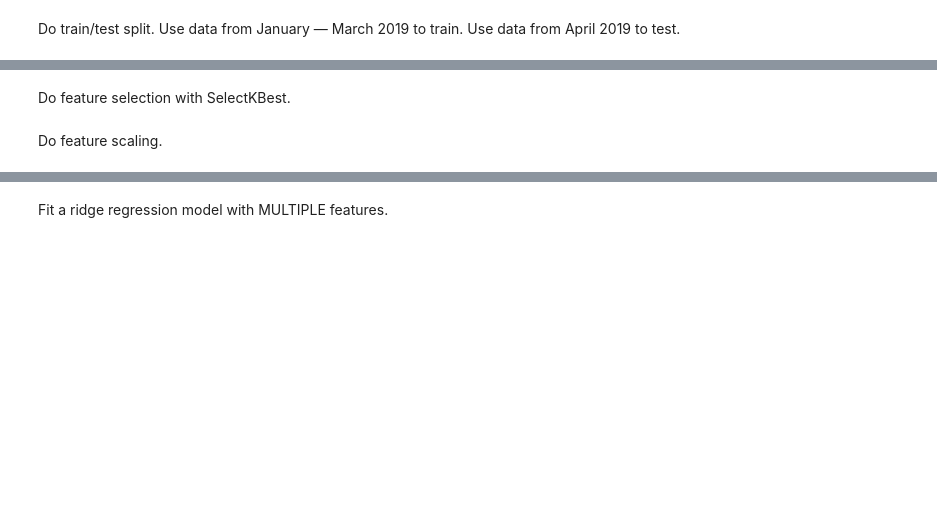
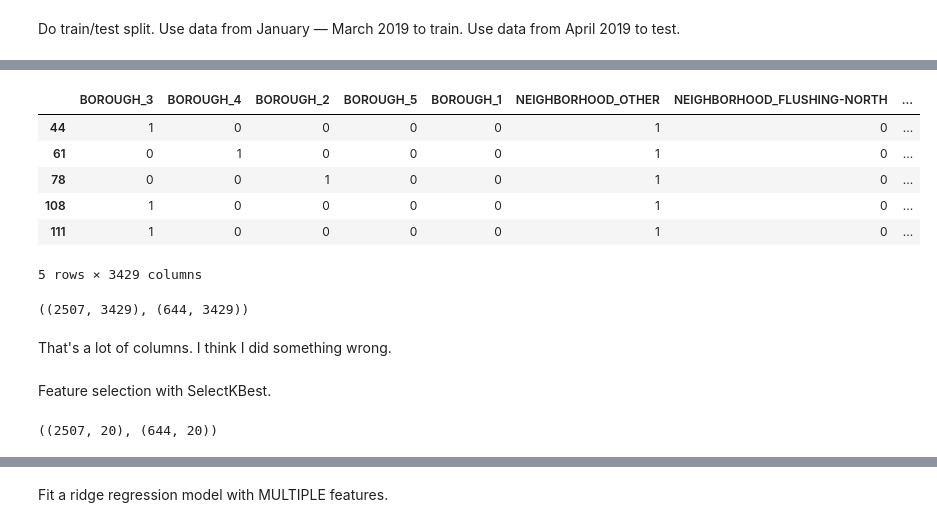
Before and after one commit to rileythejones/DS-Unit-2-Linear-Models, a Jupyter notebook: RJ_assignment_regression_classification_3.ipynb, the cells around one changed output, grey strips where cells are left out. Drawn from its saved outputs; the diff is of its cells as text; code cells hidden in the pictures; blank space fills up the shorter version.

```diff
--- a/RJ_assignment_regression_classification_3.ipynb
+++ b/RJ_assignment_regression_classification_3.ipynb
@@ -138,11 +177,28 @@ X_test = encoder.transform(X_test)
+# %%
+X_train.head()
+# %% [output]
+|  | BOROUGH_3 | BOROUGH_4 | BOROUGH_2 | BOROUGH_5 | BOROUGH_1 | NEIGHBORHOOD_OTHER | NEIGHBORHOOD_FLUSHING-NORTH | ... |
+| 44 | 1 | 0 | 0 | 0 | 0 | 1 | 0 | ... |
+| 61 | 0 | 1 | 0 | 0 | 0 | 1 | 0 | ... |
+| 78 | 0 | 0 | 1 | 0 | 0 | 1 | 0 | ... |
+| 108 | 1 | 0 | 0 | 0 | 0 | 1 | 0 | ... |
+| 111 | 1 | 0 | 0 | 0 | 0 | 1 | 0 | ... |
+5 rows × 3429 columns
+# %%
+X_train.shape, X_test.shape
+# %% [output]
+((2507, 3429), (644, 3429))
+# %% [markdown]
+That's a lot of columns. I think I did something wrong.
 # %% [markdown]
- Do feature selection with SelectKBest.
+Feature selection with SelectKBest.
 # %%
+from sklearn.feature_selection import f_regression, SelectKBest
 
-from sklearn.feature_selection import f_regression, SelectKBest
-selector = SelectKBest(score_func=f_regression, k=15)
+selector = SelectKBest(score_func=f_regression, k=20)
+
 X_train_selected = selector.fit_transform(X_train, y_train)
 X_test_selected = selector.transform(X_test)
 X_train_selected.shape, X_test_selected.shape
+# %% [output]
+((2507, 20), (644, 20))
-# %% [markdown]
- Do feature scaling.
```
Also changed, not shown: parts of 33 cells of this notebook.
